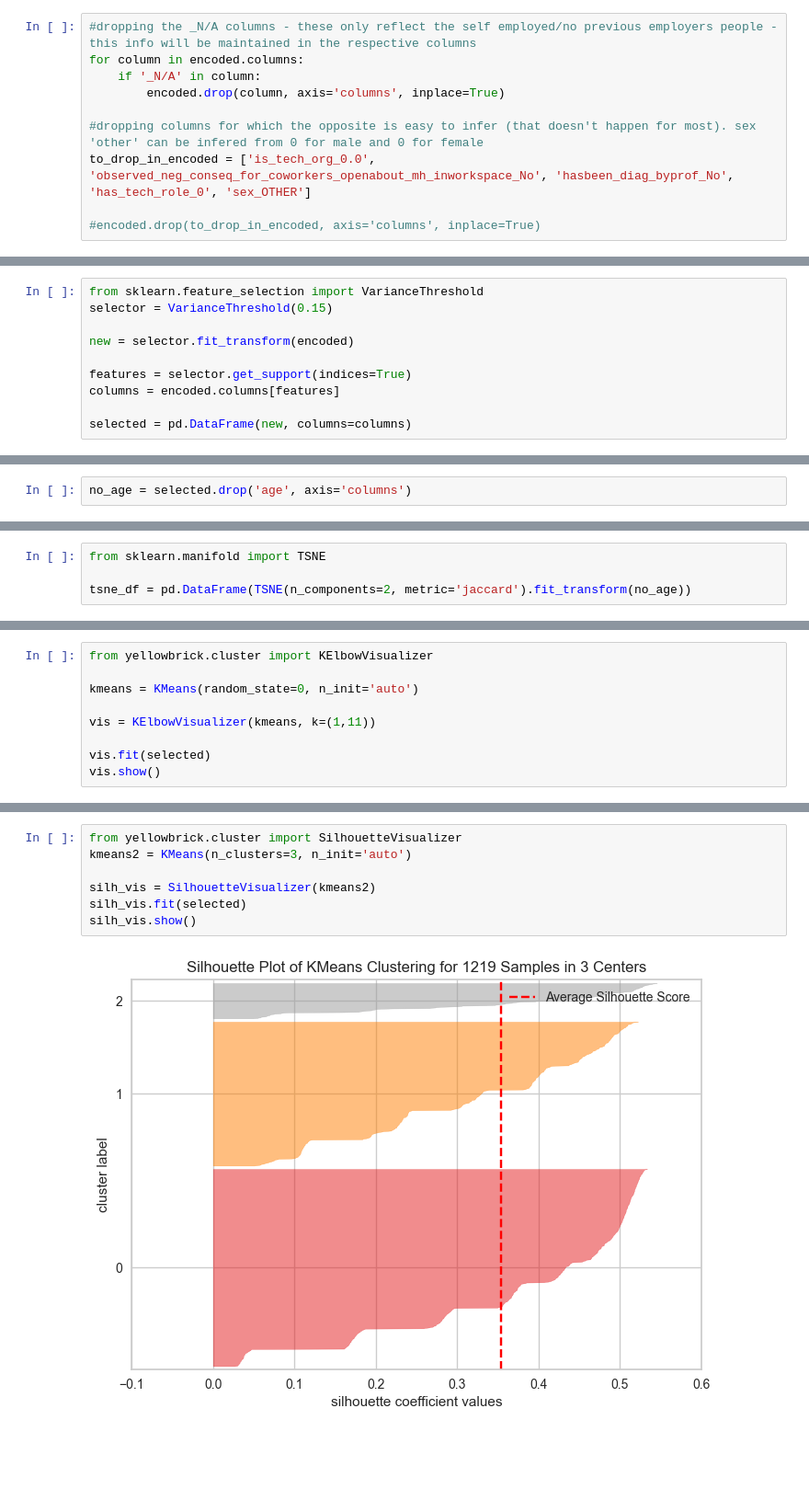
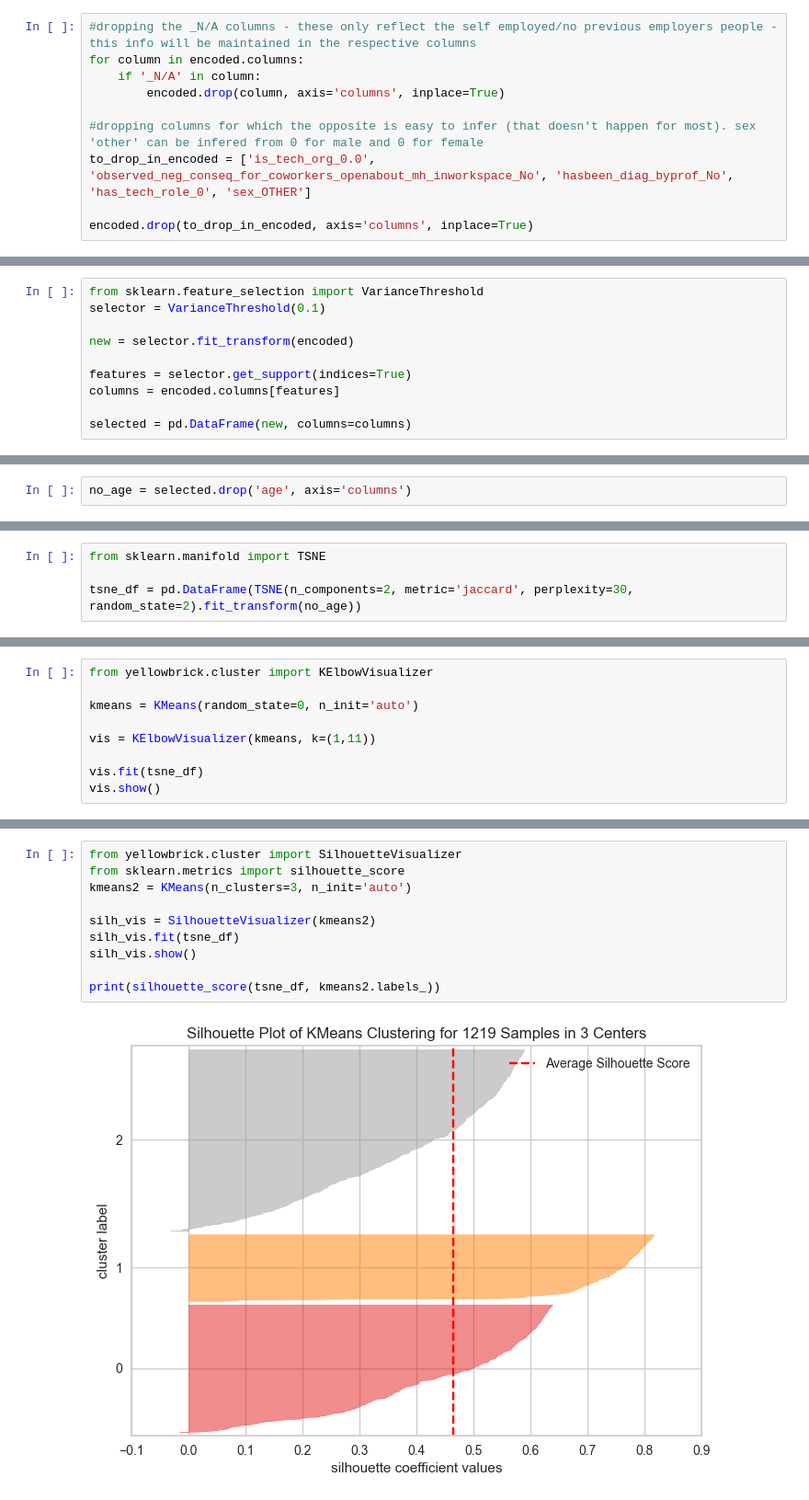
Before and after one commit to kasvoy/KaggleLearning, a Jupyter notebook: mental_health/mental_health.ipynb, the cells around one changed output, grey strips where cells are left out. Shown at 92% size. Cells and saved outputs as stored; diff of their text form; blank space fills up the shorter version.

```diff
--- a/mental_health/mental_health.ipynb
+++ b/mental_health/mental_health.ipynb
@@ -239,4 +298,4 @@ for column in encoded.columns:
 #dropping columns for which the opposite is easy to infer (that doesn't happen for most). sex 'other' can be infered from 0 for male and 0 for female
 to_drop_in_encoded = ['is_tech_org_0.0', 'observed_neg_conseq_for_coworkers_openabout_mh_inworkspace_No', 'hasbeen_diag_byprof_No', 'has_tech_role_0', 'sex_OTHER']
 
-#encoded.drop(to_drop_in_encoded, axis='columns', inplace=True)
+encoded.drop(to_drop_in_encoded, axis='columns', inplace=True)
@@ -264,6 +302,6 @@ encoded
 # %%
 from sklearn.feature_selection import VarianceThreshold
-selector = VarianceThreshold(0.15)
+selector = VarianceThreshold(0.1)
 
 new = selector.fit_transform(encoded)
 
@@ -305,7 +331,7 @@ sns.scatterplot(x = mds_df['mds1'], y=mds_df['mds2'])
 # %%
 from sklearn.manifold import TSNE
 
-tsne_df = pd.DataFrame(TSNE(n_components=2, metric='jaccard').fit_transform(no_age))
+tsne_df = pd.DataFrame(TSNE(n_components=2, metric='jaccard', perplexity=30, random_state=2).fit_transform(no_age))
 # %%
 sns.scatterplot(x = tsne_df[0], y = tsne_df[1])
 # %% [output]
@@ -329,6 +377,6 @@ kmeans = KMeans(random_state=0, n_init='auto')
 
 vis = KElbowVisualizer(kmeans, k=(1,11))
 
-vis.fit(selected)
+vis.fit(tsne_df)
 vis.show()
 # %% [output]
@@ -336,10 +384,13 @@ vis.show()
 <Axes: title={'center': 'Distortion Score Elbow for KMeans Clustering'}, xlabel='k', ylabel='distortion score'>
 # %%
 from yellowbrick.cluster import SilhouetteVisualizer
+from sklearn.metrics import silhouette_score
 kmeans2 = KMeans(n_clusters=3, n_init='auto')
 
 silh_vis = SilhouetteVisualizer(kmeans2)
-silh_vis.fit(selected)
+silh_vis.fit(tsne_df)
 silh_vis.show()
+
+print(silhouette_score(tsne_df, kmeans2.labels_))
 # %% [output]
-[figure, old version]
+[figure, new version]
```
Also changed, not shown: parts of 26 cells of this notebook.
